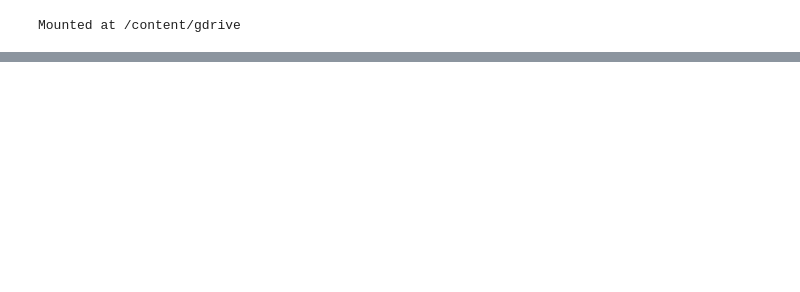
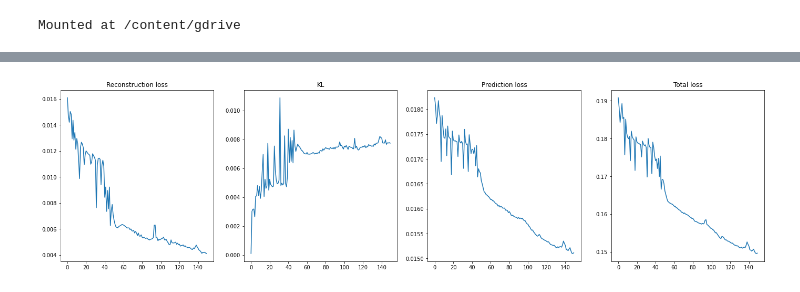
Before and after one commit to zloelias/hse-project-vae-lstm, a Jupyter notebook: vae.ipynb, the cells around one changed output, grey strips where cells are left out. Saved outputs shown, nothing was run; the diff lists cells and outputs as text; code cells hidden in the pictures; blank space fills up the shorter version.

```diff
--- a/vae.ipynb
+++ b/vae.ipynb
@@ -319,0 +169,8 @@ plt.show()
+# %%
+train_dataset = CustomDataset(train_datasets)
+val_dataset = CustomDataset(val_datasets)
+test_dataset = CustomDataset(test_datasets)
+
+train_dataloader = DataLoader(train_dataset, batch_size=BATCH_SIZE, shuffle=False)
+val_dataloader = DataLoader(val_dataset, batch_size=BATCH_SIZE, shuffle=False)
+test_dataloader = DataLoader(test_dataset, batch_size=BATCH_SIZE, shuffle=False)
@@ -319,0 +517,62 @@ plt.show()
+# %%
+class VAE_LSTM(nn.Module):
+
+    def __init__(self, vae_h_dim=128, vae_z_dim=32, lstm_input_size=256, lstm_hidden_size=128):
+        super(VAE_LSTM, self).__init__()
+        self.vae = VAE(vae_h_dim, vae_z_dim)
+        self.lstm = LSTM(lstm_input_size, lstm_hidden_size)
+
+    def forward(self, x):
+          x_recon, mu, logvar = self.vae(x)
+          x_next = self.lstm(x_recon)
+          return x_recon, x_next, mu, logvar
+# %%
+device = torch.device("cuda") if torch.cuda.is_available() else torch.device("cpu")
+vae_lstm = VAE_LSTM().to(device)
+
+optimizer = torch.optim.Adam(vae_lstm.parameters(), lr=1e-3)
+
+epochs = 150
+
+loss_history, mse_history, kld_history, mse_lstm_history = [], [], [], []
+
+for epoch in range(epochs):
+    total_loss, total_mse, total_kld, total_mse_lstm = 0, 0, 0, 0
+    mae_total = []
+    for idx, (x, w, l, y_true) in enumerate(train_dataloader):
+        #w.to(device)
+        x_recon, x_next, mu, logvar = vae_lstm(x)
+        loss, mse, kld, mse_lstm = loss_fn(x_recon, x, x_next.float(), y_true.float(), mu, logvar, w)
+        optimizer.zero_grad()
+        loss.backward()
+        optimizer.step()
+
+        mae_total.append(torch.abs(x_recon - x).sum().detach().numpy() / (x.shape[0] * x.shape[2]))
+
+        total_loss += loss.item() / BATCH_SIZE
+        total_mse += mse.item() / BATCH_SIZE
+        total_kld += kld.item() / BATCH_SIZE
+        total_mse_lstm += mse_lstm.item() / BATCH_SIZE
+
+    loss_history.append(total_loss)
+    mse_history.append(total_mse)
+    kld_history.append(total_kld)
+    mse_lstm_history.append(total_mse_lstm)
+
+    fig, ax = plt.subplots(ncols=4, figsize=(24,6))
+
+    ax[0].plot(mse_history)
+    ax[0].set_title('Reconstruction loss')
+    ax[1].plot(kld_history)
+    ax[1].set_title('KL')
+    ax[2].plot(mse_lstm_history)
+    ax[2].set_title('Prediction loss')
+    ax[3].plot(loss_history)
+    ax[3].set_title('Total loss')
+    plt.show()
+    plt.pause(0.3);
+    clear_output(wait=True);
+
+vae_lstm.vae.set_mae_std(np.std(mae_total))
+# %% [output]
+[figure, added]
```
Also changed, not shown: parts of 34 cells of this notebook.
